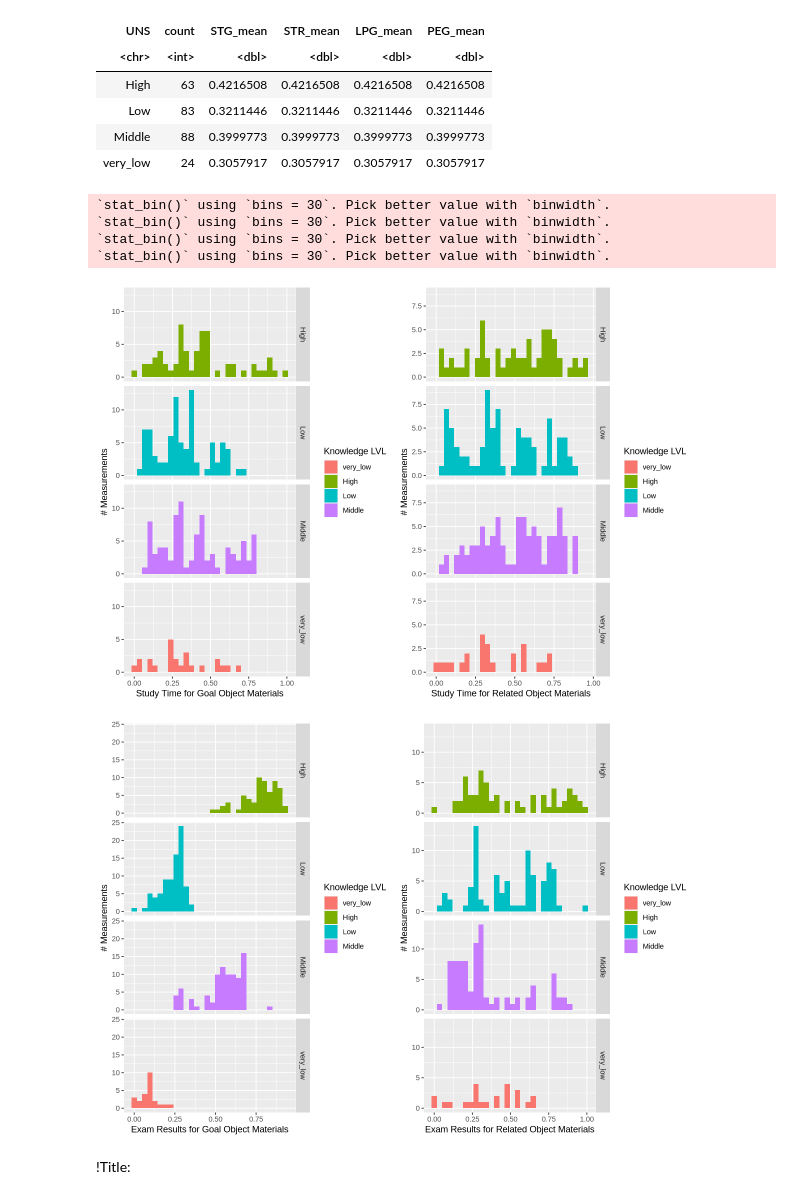
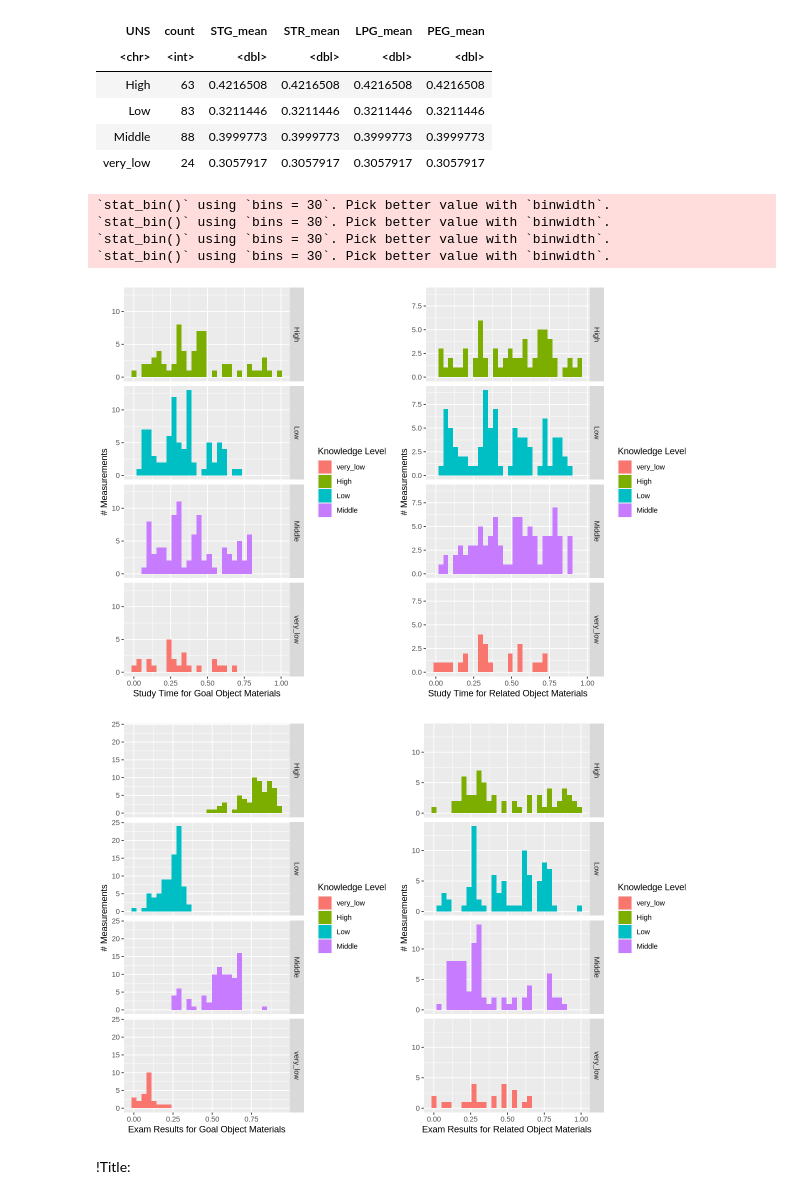
Before and after one commit to GabrielSuen/dsci-100_project, a Jupyter notebook: Group_project.ipynb, the cells around one changed output. Saved outputs shown, nothing was run; the diff lists cells and outputs as text; code cells hidden in the pictures.

```diff
--- a/Group_project.ipynb
+++ b/Group_project.ipynb
@@ -84,41 +84,41 @@ options(repr.plot.width = 10, repr.plot.height = 7)
 knowledge_STG_hist <- ggplot(knowledge_training, aes(x = STG, fill = as_factor(UNS))) +
   geom_histogram() +
   facet_grid(rows = vars(UNS)) +
-  labs(x = "Study Time for Goal Object Materials", y = "# Measurements", fill = "Knowledge LVL")
+  labs(x = "Study Time for Goal Object Materials", y = "# Measurements", fill = "Knowledge Level")
 
 
 
 
 knowledge_STR_hist <- ggplot(knowledge_training, aes(x = STR, fill = as_factor(UNS))) +
   geom_histogram() +
   facet_grid(rows = vars(UNS)) +
-  labs(x = "Study Time for Related Object Materials", y = "# Measurements", fill = "Knowledge LVL")
+  labs(x = "Study Time for Related Object Materials", y = "# Measurements", fill = "Knowledge Level")
 
 
 
 
 knowledge_PEG_hist <- ggplot(knowledge_training, aes(x = PEG, fill = as_factor(UNS))) +
   geom_histogram() +
   facet_grid(rows = vars(UNS)) +
-  labs(x = "Exam Results for Goal Object Materials", y = "# Measurements", fill = "Knowledge LVL")
+  labs(x = "Exam Results for Goal Object Materials", y = "# Measurements", fill = "Knowledge Level")
 
 
 
 
 knowledge_LPR_hist <- ggplot(knowledge_training, aes(x = LPR, fill = as_factor(UNS))) +
   geom_histogram() +
   facet_grid(rows = vars(UNS)) +
-  labs(x = "Exam Results for Related Object Materials", y = "# Measurements", fill = "Knowledge LVL")
+  labs(x = "Exam Results for Related Object Materials", y = "# Measurements", fill = "Knowledge Level")
 
 plot_grid(knowledge_STG_hist, knowledge_STR_hist)  # plots showing the distributions of each predictor
 plot_grid(knowledge_PEG_hist, knowledge_LPR_hist)
 # %% [output]
 `stat_bin()` using `bins = 30`. Pick better value with `binwidth`.
 `stat_bin()` using `bins = 30`. Pick better value with `binwidth`.
 `stat_bin()` using `bins = 30`. Pick better value with `binwidth`.
 `stat_bin()` using `bins = 30`. Pick better value with `binwidth`.
-[figure, old version]
+[figure, new version]
-[figure, old version]
+[figure, new version]
 # %% [markdown]
 !Title:
 # %% [markdown]
```
Also changed, not shown: parts of 2 cells of this notebook.
